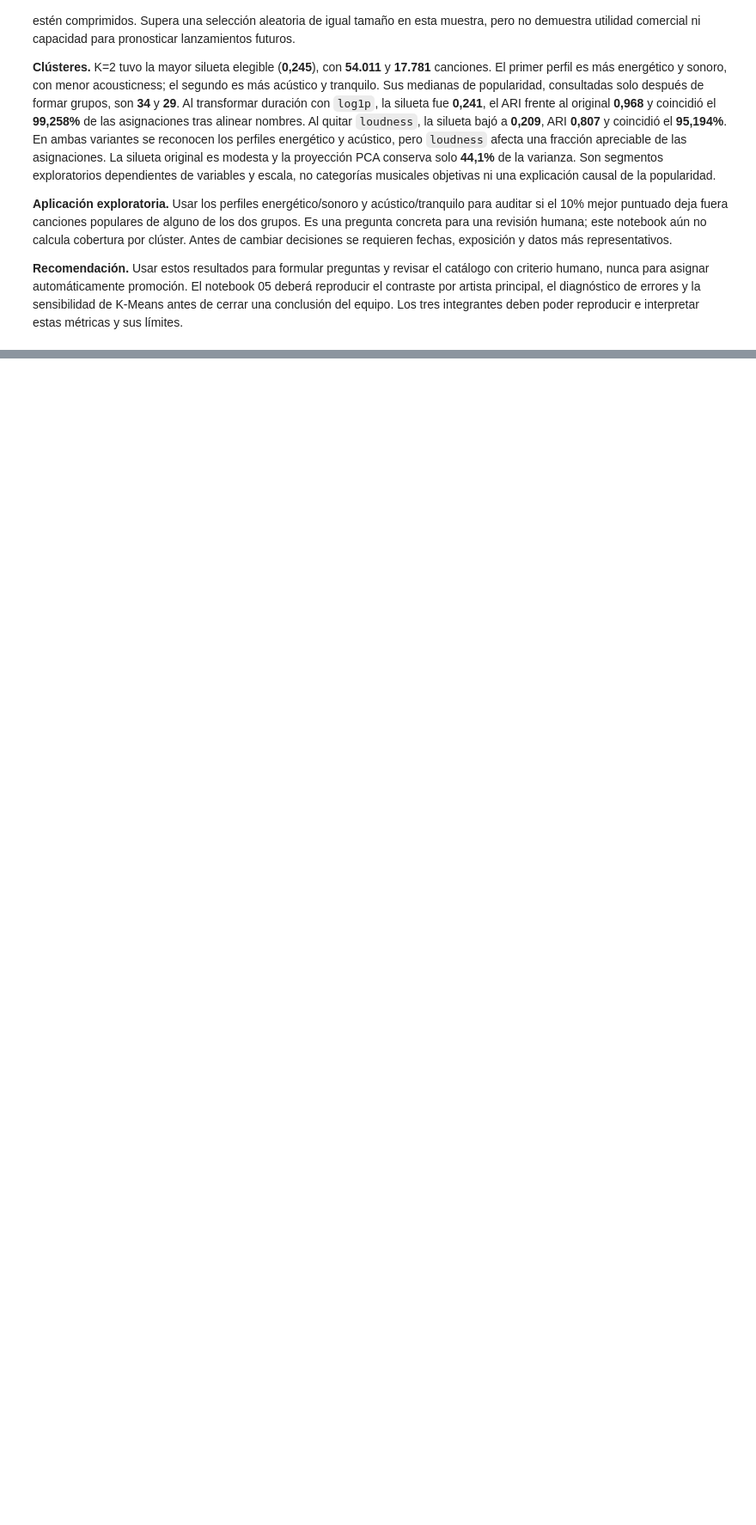
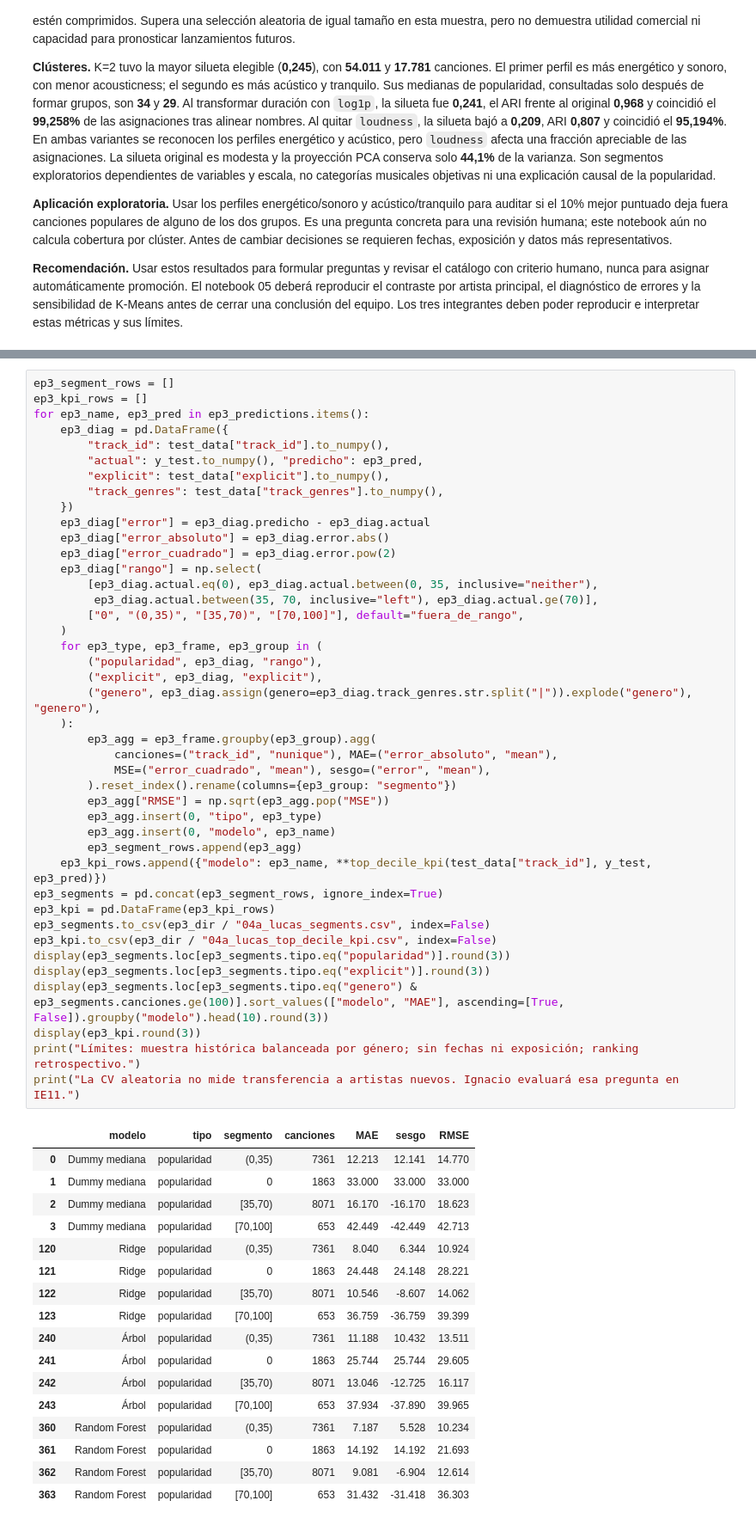
Before and after one commit to LucasMoncadaCL/spotify-popularity-analysis, a Jupyter notebook: notebooks/04a_modeling_lucas.ipynb, the cells around one changed output, grey strips where cells are left out. Shown at 86% size. Drawn from its saved outputs; the diff is of its cells as text; blank space fills up the shorter version.

```diff
--- a/notebooks/04a_modeling_lucas.ipynb
+++ b/notebooks/04a_modeling_lucas.ipynb
@@ -1106,0 +1278,60 @@ métricas y sus límites.
+# %%
+ep3_segment_rows = []
+ep3_kpi_rows = []
+for ep3_name, ep3_pred in ep3_predictions.items():
+    ep3_diag = pd.DataFrame({
+        "track_id": test_data["track_id"].to_numpy(),
+        "actual": y_test.to_numpy(), "predicho": ep3_pred,
+        "explicit": test_data["explicit"].to_numpy(),
+        "track_genres": test_data["track_genres"].to_numpy(),
+    })
+    ep3_diag["error"] = ep3_diag.predicho - ep3_diag.actual
+    ep3_diag["error_absoluto"] = ep3_diag.error.abs()
+    ep3_diag["error_cuadrado"] = ep3_diag.error.pow(2)
+    ep3_diag["rango"] = np.select(
+        [ep3_diag.actual.eq(0), ep3_diag.actual.between(0, 35, inclusive="neither"),
+         ep3_diag.actual.between(35, 70, inclusive="left"), ep3_diag.actual.ge(70)],
+        ["0", "(0,35)", "[35,70)", "[70,100]"], default="fuera_de_rango",
+    )
+    for ep3_type, ep3_frame, ep3_group in (
+        ("popularidad", ep3_diag, "rango"),
+        ("explicit", ep3_diag, "explicit"),
+        ("genero", ep3_diag.assign(genero=ep3_diag.track_genres.str.split("|")).explode("genero"), "genero"),
+    ):
+        ep3_agg = ep3_frame.groupby(ep3_group).agg(
+            canciones=("track_id", "nunique"), MAE=("error_absoluto", "mean"),
+            MSE=("error_cuadrado", "mean"), sesgo=("error", "mean"),
+        ).reset_index().rename(columns={ep3_group: "segmento"})
+        ep3_agg["RMSE"] = np.sqrt(ep3_agg.pop("MSE"))
+        ep3_agg.insert(0, "tipo", ep3_type)
+        ep3_agg.insert(0, "modelo", ep3_name)
+        ep3_segment_rows.append(ep3_agg)
+    ep3_kpi_rows.append({"modelo": ep3_name, **top_decile_kpi(test_data["track_id"], y_test, ep3_pred)})
+ep3_segments = pd.concat(ep3_segment_rows, ignore_index=True)
+ep3_kpi = pd.DataFrame(ep3_kpi_rows)
+ep3_segments.to_csv(ep3_dir / "04a_lucas_segments.csv", index=False)
+ep3_kpi.to_csv(ep3_dir / "04a_lucas_top_decile_kpi.csv", index=False)
+display(ep3_segments.loc[ep3_segments.tipo.eq("popularidad")].round(3))
+display(ep3_segments.loc[ep3_segments.tipo.eq("explicit")].round(3))
+display(ep3_segments.loc[ep3_segments.tipo.eq("genero") & ep3_segments.canciones.ge(100)].sort_values(["modelo", "MAE"], ascending=[True, False]).groupby("modelo").head(10).round(3))
+display(ep3_kpi.round(3))
+print("Límites: muestra histórica balanceada por género; sin fechas ni exposición; ranking retrospectivo.")
+print("La CV aleatoria no mide transferencia a artistas nuevos. Ignacio evaluará esa pregunta en IE11.")
+# %% [output]
+|  | modelo | tipo | segmento | canciones | MAE | sesgo | RMSE |
+| 0 | Dummy mediana | popularidad | (0,35) | 7361 | 12.213 | 12.141 | 14.770 |
+| 1 | Dummy mediana | popularidad | 0 | 1863 | 33.000 | 33.000 | 33.000 |
+| 2 | Dummy mediana | popularidad | [35,70) | 8071 | 16.170 | -16.170 | 18.623 |
+| 3 | Dummy mediana | popularidad | [70,100] | 653 | 42.449 | -42.449 | 42.713 |
+| 120 | Ridge | popularidad | (0,35) | 7361 | 8.040 | 6.344 | 10.924 |
+| 121 | Ridge | popularidad | 0 | 1863 | 24.448 | 24.148 | 28.221 |
+| 122 | Ridge | popularidad | [35,70) | 8071 | 10.546 | -8.607 | 14.062 |
+| 123 | Ridge | popularidad | [70,100] | 653 | 36.759 | -36.759 | 39.399 |
+| 240 | Árbol | popularidad | (0,35) | 7361 | 11.188 | 10.432 | 13.511 |
+| 241 | Árbol | popularidad | 0 | 1863 | 25.744 | 25.744 | 29.605 |
+| 242 | Árbol | popularidad | [35,70) | 8071 | 13.046 | -12.725 | 16.117 |
+| 243 | Árbol | popularidad | [70,100] | 653 | 37.934 | -37.890 | 39.965 |
+| 360 | Random Forest | popularidad | (0,35) | 7361 | 7.187 | 5.528 | 10.234 |
+| 361 | Random Forest | popularidad | 0 | 1863 | 14.192 | 14.192 | 21.693 |
+| 362 | Random Forest | popularidad | [35,70) | 8071 | 9.081 | -6.904 | 12.614 |
+| 363 | Random Forest | popularidad | [70,100] | 653 | 31.432 | -31.418 | 36.303 |
```
Also changed, not shown: parts of 9 cells of this notebook, 8 other files.
